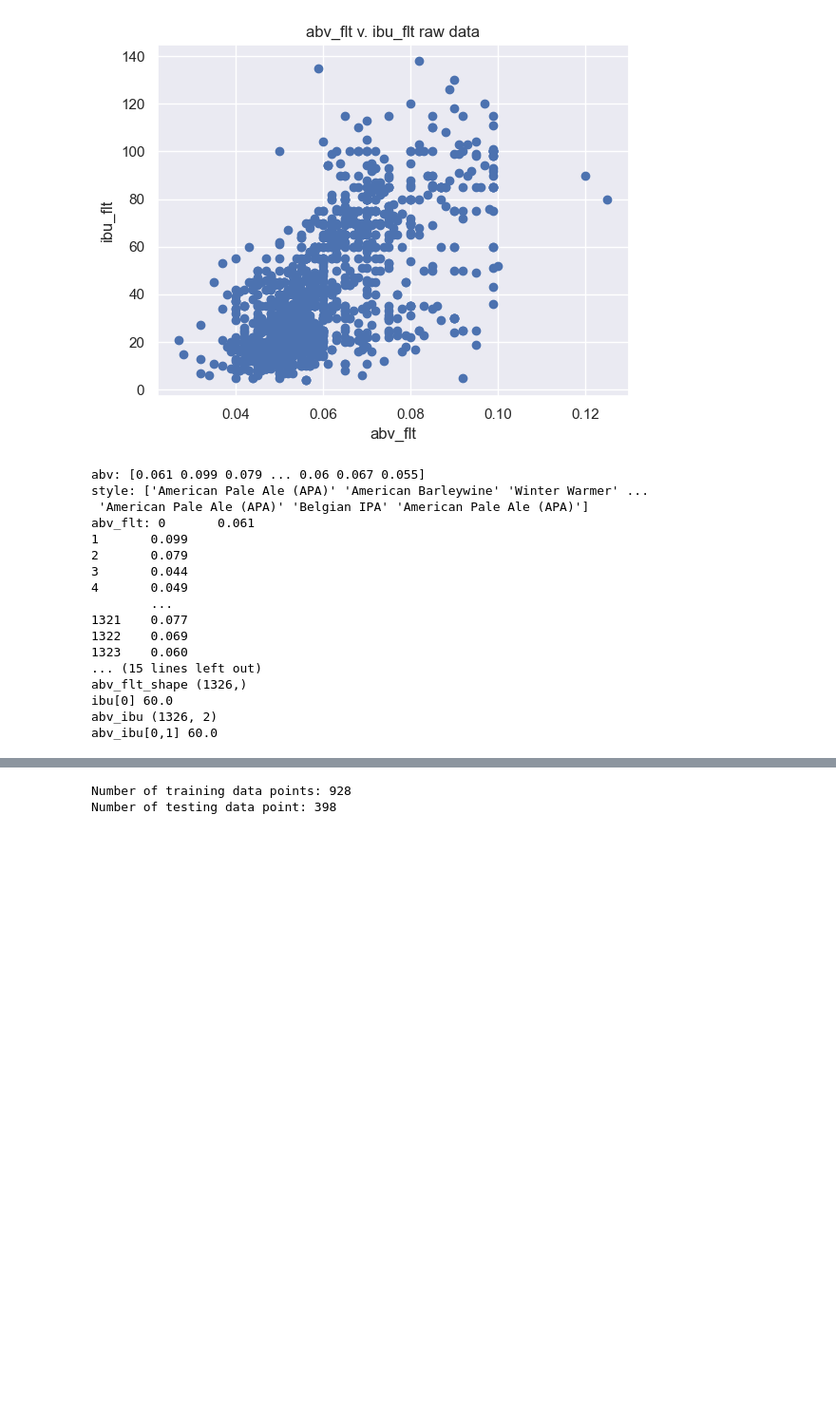
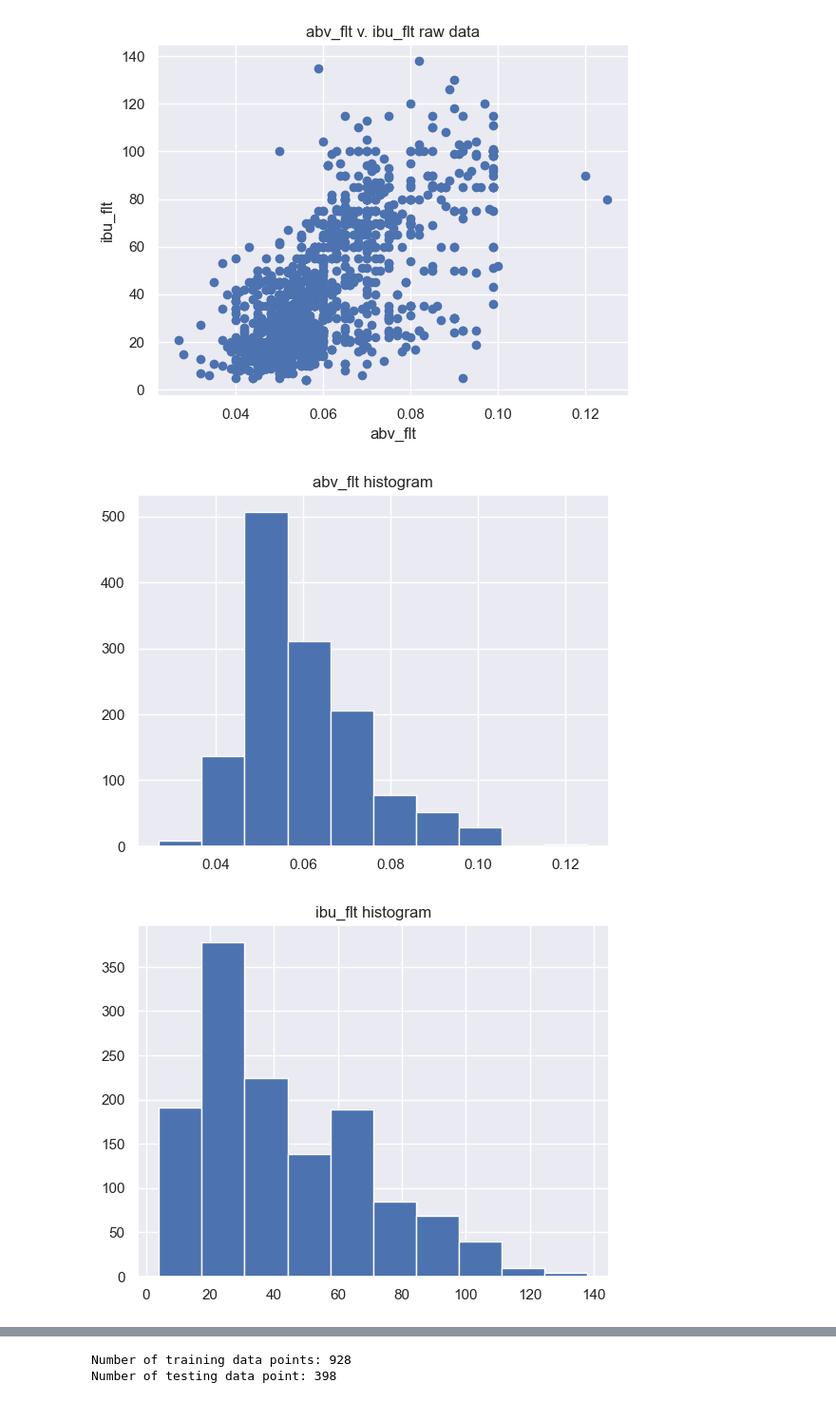
Before and after one commit to aureliusbd/tinybEEr, a Jupyter notebook: BeerModel.ipynb, the cells around one changed output, grey strips where cells are left out. Shown at 95% size. Saved outputs shown, nothing was run; the diff lists cells and outputs as text; code cells hidden in the pictures; blank space fills up the shorter version.

```diff
--- a/BeerModel.ipynb
+++ b/BeerModel.ipynb
@@ -74,50 +118,14 @@ plt.ylabel('ibu_flt')
 plt.show()
 # %% [output]
 [figure]
-# %%
-# split the data into abv, ibu, beer_name, and style, and style group
-abv = beer_df.to_numpy()[:,0]
-ibu = beer_df.to_numpy()[:,1]
-beer_name = beer_df.to_numpy()[:,3]
-style = beer_df.to_numpy()[:,4]
-style_group = beer_df.to_numpy()[:,5]
-print('abv:', abv) # look at how the data is organized
-print('style:', style) # look at how the data is organized
-
-abv_flt = beer_df['abv'].astype(float)
-ibu_flt = beer_df['ibu'].astype(float)
-
-abv_ibu = np.empty([abv_flt.shape[0], 2])
-
-for i in range(abv_flt.shape[0]):
-    abv_ibu[i,0] = abv_flt[i]
-    abv_ibu[i,1] = ibu_flt[i]
-
-
-print('abv_flt:', abv_flt)
-print('ibu_flt:', ibu_flt)
-print('abv_flt_shape', abv_flt.shape)
-
-
-print('ibu[0]', ibu[0])
-
-print('abv_ibu', abv_ibu.shape)
-print('abv_ibu[0,1]', abv_ibu[0,1])
-# %% [output]
-abv: [0.061 0.099 0.079 ... 0.06 0.067 0.055]
-style: ['American Pale Ale (APA)' 'American Barleywine' 'Winter Warmer' ...
- 'American Pale Ale (APA)' 'Belgian IPA' 'American Pale Ale (APA)']
-abv_flt: 0       0.061
-1       0.099
-2       0.079
-3       0.044
-4       0.049
-        ...
-1321    0.077
-1322    0.069
-1323    0.060
-... (15 lines left out)
-abv_flt_shape (1326,)
-ibu[0] 60.0
-abv_ibu (1326, 2)
-abv_ibu[0,1] 60.0
+# %%
+# look at the histogram of the abv_flt and ibu_flt data
+abv_flt.hist()
+plt.title('abv_flt histogram')
+plt.show()
+ibu_flt.hist()
+plt.title('ibu_flt histogram')
+plt.show()
+# %% [output]
+[figure, added]
+[figure, added]
```
Also changed, not shown: parts of 5 cells of this notebook.
